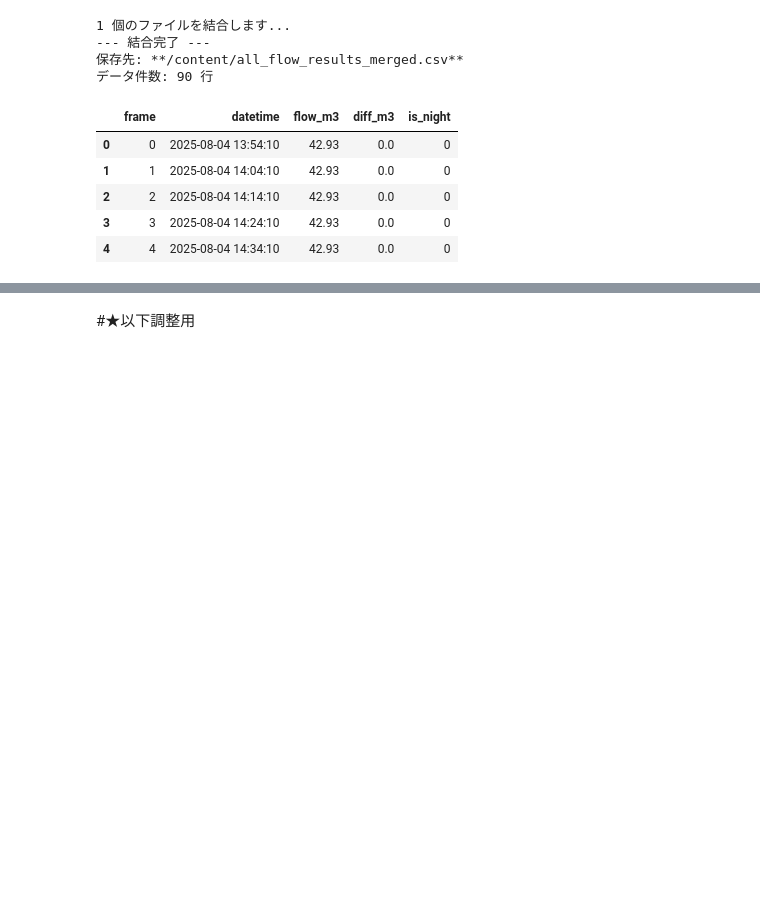
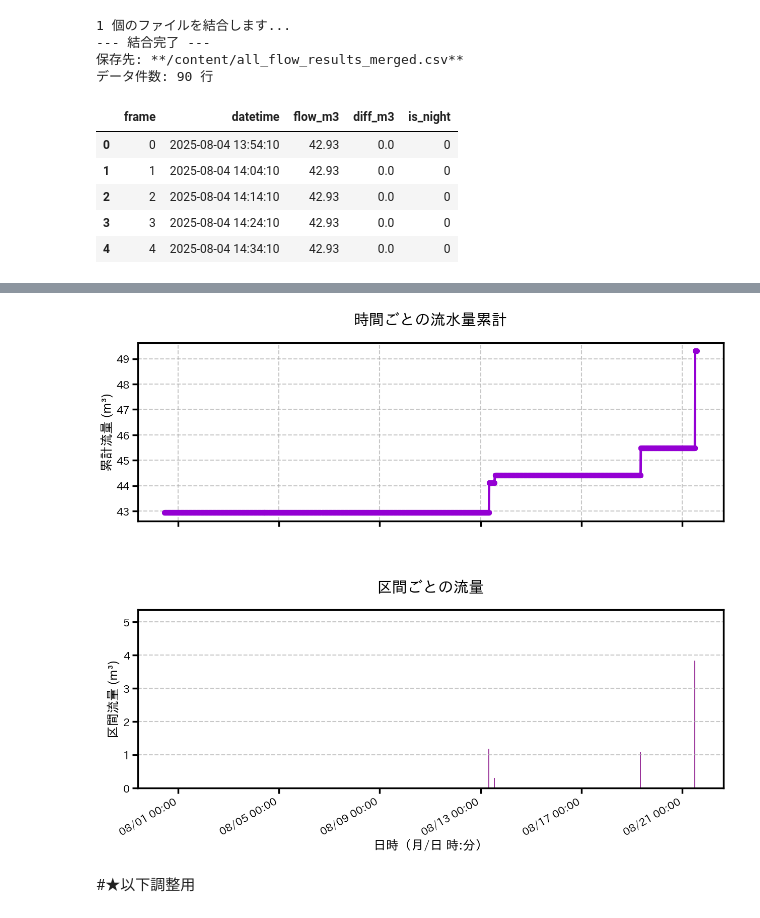
Before and after one commit to 1900690/Water-meter-reading, a Jupyter notebook: water_meter_reading.ipynb, the cells around one changed output, grey strips where cells are left out. Saved outputs shown, nothing was run; the diff lists cells and outputs as text; code cells hidden in the pictures; blank space fills up the shorter version.

```diff
--- a/water_meter_reading.ipynb
+++ b/water_meter_reading.ipynb
@@ -563,3 +518,87 @@ if __name__ == "__main__":
+# %%
+#@title 流水量グラフ作成プログラム（最適化版） { display-mode: "form" }
+import os
+import importlib
+
+# 1. japanize-matplotlib が未インストールの場合のみインストール
+if importlib.util.find_spec("japanize_matplotlib") is None:
+    print("ライブラリをインストールしています...")
+    os.system('pip install japanize-matplotlib -q')
+    print("インストール完了")
+
+import pandas as pd
+import matplotlib.pyplot as plt
+import matplotlib.dates as mdates
+import matplotlib.ticker as ticker
+import japanize_matplotlib
+import numpy as np
+
+CSV_PATH = "/content/all_flow_results_merged.csv" #@param {type:"string"}
+
+# 全体の基本設定（文字を太く大きく）
+plt.rcParams['font.size'] = 14
+plt.rcParams['axes.linewidth'] = 2.5 # 枠線を太く
+
+def plot_flow_data():
+    if not os.path.exists(CSV_PATH):
+        print(f"ファイルが見つかりません: {CSV_PATH}")
+        return
+
+    # データの読み込み
+    df = pd.read_csv(CSV_PATH)
+    df['datetime'] = pd.to_datetime(df['datetime'])
+    df['diff_m3'] = pd.to_numeric(df['diff_m3'], errors='coerce').fillna(0.0)
+
+    # 0でないデータだけを抽出（ここが棒グラフの対象）
+    df_nonzero = df[df['diff_m3'] > 0].copy()
+
+    # グラフの作成
+    fig, (ax1, ax2) = plt.subplots(2, 1, figsize=(15, 13), sharex=True)
+
+    # --- 上段：流水量累計 ---
+    ax1.plot(df['datetime'], df['flow_m3'], marker='o', linestyle='-',
+             color='darkviolet', linewidth=3.5, markersize=7, label='累計流量')
+    ax1.set_title('時間ごとの流水量累計', fontsize=22, fontweight='bold', pad=25)
+    ax1.set_ylabel('累計流量 (m³)', fontsize=18, fontweight='bold')
+    ax1.grid(True, linestyle='--', alpha=0.7, linewidth=1.5)
+    ax1.tick_params(labelsize=15, width=2.5, length=8)
+
+    # --- 下段：区間差分流量 ---
+    ax2.set_title('区間ごとの流量', fontsize=22, fontweight='bold', pad=25)
+
+    if not df_nonzero.empty:
+        # 棒の幅（0.04 = 約1時間弱の幅でしっかり強調）
+        bar_width = 0.04
+        ax2.bar(df_nonzero['datetime'], df_nonzero['diff_m3'],
+                width=bar_width, color='purple', alpha=0.8, label='検知された流量')
+
+        # 縦軸を整数に固定（1, 2, 3...）
+        ax2.yaxis.set_major_locator(ticker.MultipleLocator(1))
+        # Y軸の範囲にゆとりを持たせる
+        ax2.set_ylim(0, max(2.0, df_nonzero['diff_m3'].max() * 1.4))
+    else:
+        ax2.text(0.5, 0.5, '流水は検知されませんでした',
+                 transform=ax2.transAxes, ha='center', fontsize=20, color='gray')
+
+    ax2.set_ylabel('区間流量 (m³)', fontsize=18, fontweight='bold')
+    ax2.set_xlabel('日時（月/日 時:分）', fontsize=18, fontweight='bold')
+    ax2.grid(True, axis='y', linestyle='--', alpha=0.7, linewidth=1.5)
+    ax2.tick_params(labelsize=15, width=2.5, length=8)
+
+    # 日時軸のフォーマット
+    ax2.xaxis.set_major_formatter(mdates.DateFormatter('%m/%d %H:%M'))
+    ax2.xaxis.set_major_locator(mdates.AutoDateLocator())
+
+    fig.autofmt_xdate()
+    # 上下グラフ間の余白を十分に確保
+    plt.subplots_adjust(hspace=0.5)
+
+    plt.show()
+
+if __name__ == "__main__":
+    plot_flow_data()
+# %% [output]
+[figure, added]
 # %% [markdown]
 #★以下調整用
 # %% [markdown]
```
Also changed, not shown: parts of 1 cell of this notebook.
